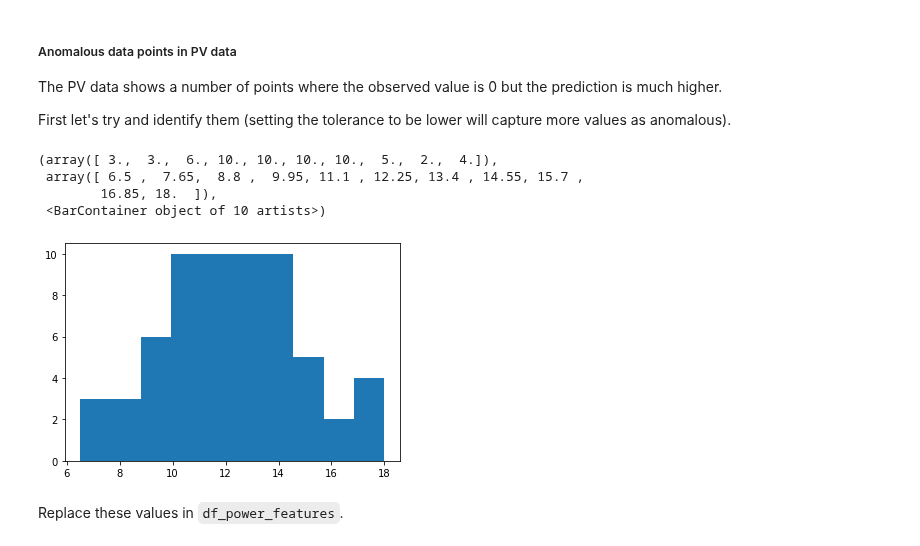
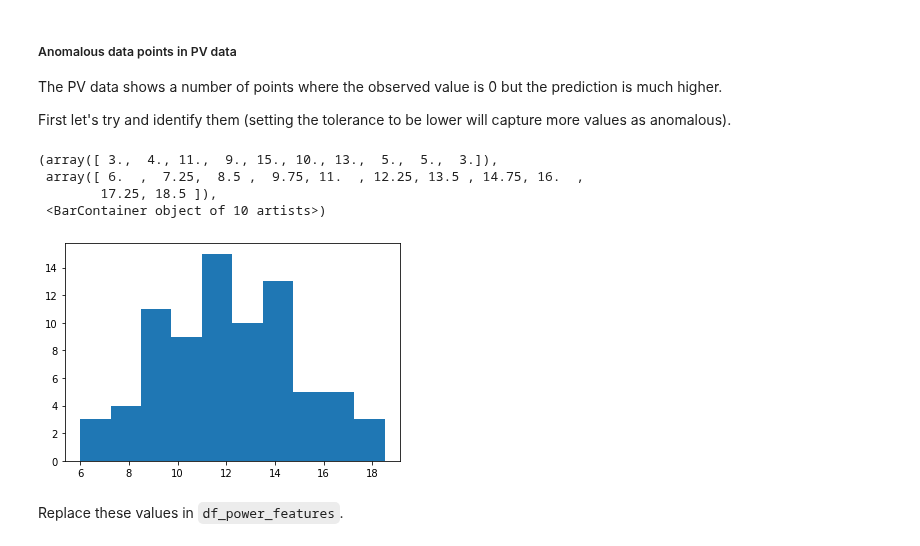
Before and after one commit to AyrtonB/WPD-DS-Challenge, a Jupyter notebook: nbs/01-data-cleaning.ipynb, the cells around one changed output. Cells and saved outputs as stored; diff of their text form; code cells hidden in the pictures.

```diff
--- a/nbs/01-data-cleaning.ipynb
+++ b/nbs/01-data-cleaning.ipynb
@@ -689,21 +689,21 @@ The PV data shows a number of points where the observed value is 0 but the predi
 
 First let's try and identify them (setting the tolerance to be lower will capture more values as anomalous).
 # %%
-def identify_anomalies_pv(df_pred, tolerance=0.2):
+def identify_anomalies_pv(df_pred, tolerance=0.1):
     foo = df_pred.copy()
     foo['difference'] = foo.pred - foo.true
     foo = foo[(foo.difference > tolerance) & (foo.true == 0)]
     return foo.index
 
 anomalous_dates = dates[identify_anomalies_pv(df_pred)]
 anomalous_df = df_power_features[df_power_features.index.isin(anomalous_dates)]
 plt.hist(anomalous_df.hour) # Check this histogram to eyeball if any unreasonable anomalous values are caught by the tolerance (e.g. late at night)
 # %% [output]
-(array([ 3.,  3.,  6., 10., 10., 10., 10.,  5.,  2.,  4.]),
- array([ 6.5 ,  7.65,  8.8 ,  9.95, 11.1 , 12.25, 13.4 , 14.55, 15.7 ,
-        16.85, 18.  ]),
+(array([ 3.,  4., 11.,  9., 15., 10., 13.,  5.,  5.,  3.]),
+ array([ 6.  ,  7.25,  8.5 ,  9.75, 11.  , 12.25, 13.5 , 14.75, 16.  ,
+        17.25, 18.5 ]),
  <BarContainer object of 10 artists>)
-[figure, old version]
+[figure, new version]
 # %% [markdown]
 Replace these values in `df_power_features`.
 # %%
```
Also changed, not shown: parts of 10 cells of this notebook, 8 other files.
